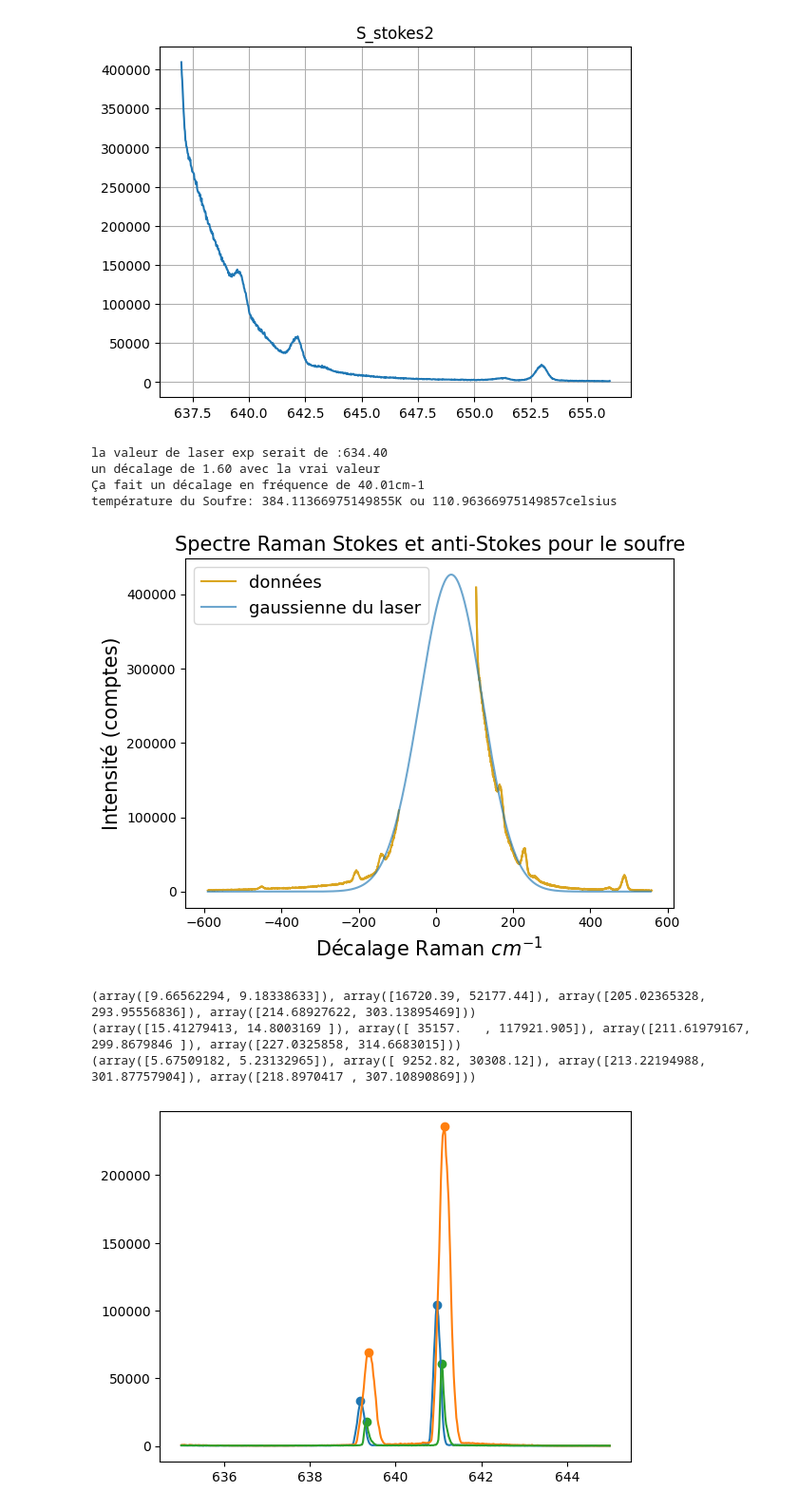
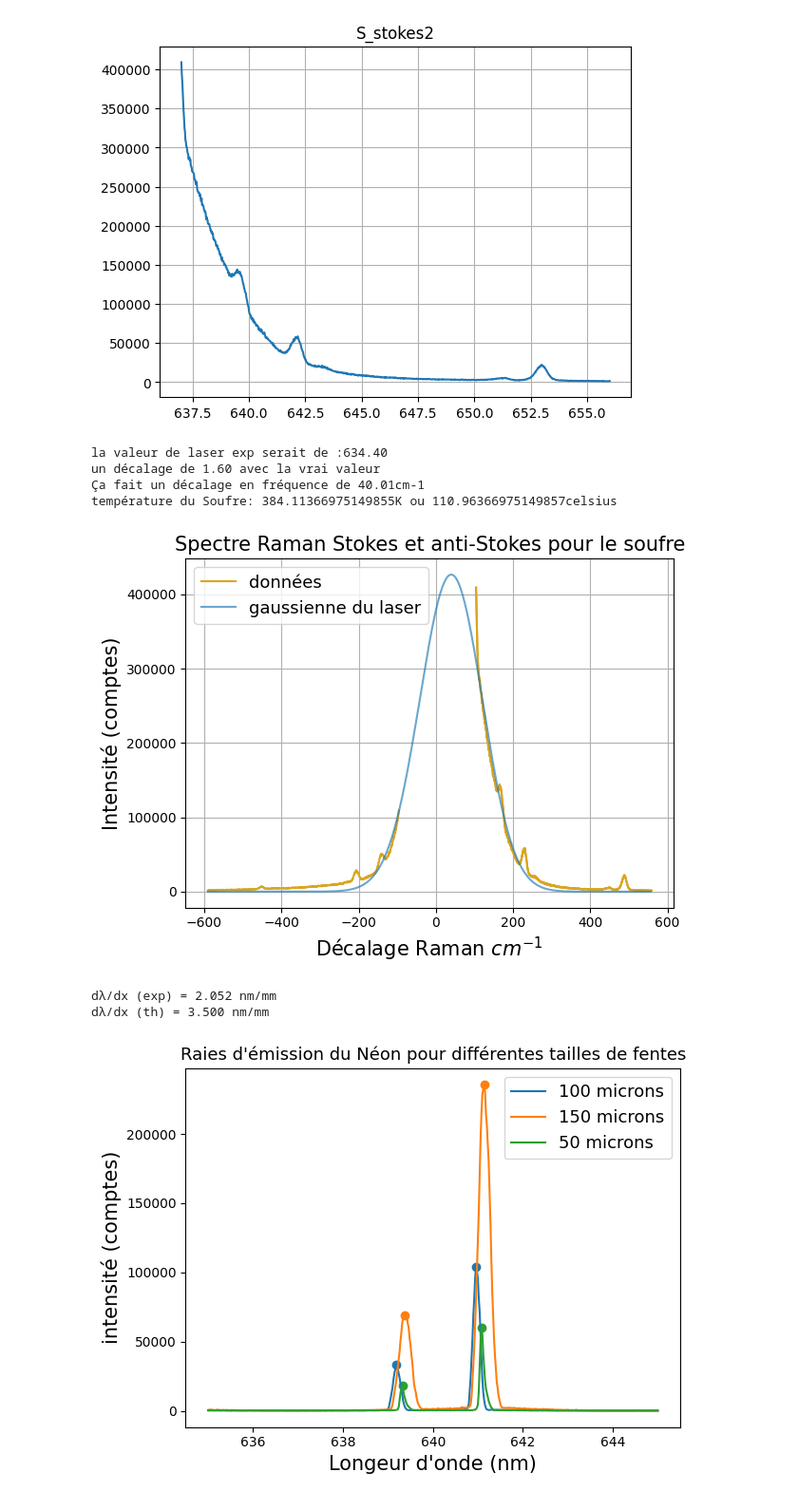
Before and after one commit to Simarties/Labo3, a Jupyter notebook: LabREIMAN/Ramain.ipynb, the cells around one changed output. Shown at 95% size. Saved outputs shown, nothing was run; the diff lists cells and outputs as text; code cells hidden in the pictures.

```diff
--- a/LabREIMAN/Ramain.ipynb
+++ b/LabREIMAN/Ramain.ipynb
@@ -55,9 +58,9 @@ for i in donnees:
         mus = np.append(mus,spectre[:,0][peaks])
         intense = np.append(intense,spectre[:,1][peaks])
         plt.plot((1/632.8-1/spectre[:,0])*1e07, spectre[:,1],color='goldenrod')
-        #plt.scatter((1/632.8-1/spectre[:,0][peaks])*1e7,spectre[:,1][peaks],color='blue')
     plt.ylabel('Intensité (comptes)',fontsize=15)
     plt.xlabel(r'Décalage Raman $cm^{-1}$',fontsize=15)
+    plt.grid()
 
 
 Laser,cov = curve_fit(gauss,Sx,Sy,p0=[1000000,632.8,10])
@@ -89,24 +92,80 @@ la valeur de laser exp serait de :634.40
 un décalage de 1.60 avec la vrai valeur
 Ça fait un décalage en fréquence de 40.01cm-1
 température du Soufre: 384.11366975149855K ou 110.96366975149857celsius
-[figure, old version]
+[figure, new version]
 # %%
 #pour l'étalonnage
+fwhm=[]
 for i in donnees:
     spectre = np.loadtxt(f'donnees//RAM_AR_NS//{i}')
     if 'neon' in i:
         peaks = find_peaks(spectre[:,1],height=10000,distance=5)
         FWHMs = peak_widths(spectre[:,1],peaks[0])
+        i = i.replace('nm',' microns').replace('neon','')
+        plt.plot(spectre[:,0], spectre[:,1],label=f'{i}')
+        plt.scatter(spectre[list(peaks[0]),0],peaks[1]['peak_heights'])
+        plt.xlabel('Longeur d\'onde (nm)',fontsize=15)
+        plt.ylabel('intensité (comptes)',fontsize=15)
+        plt.legend(fontsize=13)
+        plt.title('Raies d\'émission du Néon pour différentes tailles de fentes',fontsize=13)
+        plt.tight_layout()
+        plt.savefig('neon')
 
-        plt.plot(spectre[:,0], spectre[:,1])
-        plt.scatter(spectre[list(peaks[0]),0],peaks[1]['peak_heights'])
+fichiers = [
+    "donnees//RAM_AR_NS//neon50nm",
+    "donnees//RAM_AR_NS//neon100nm",
+    "donnees//RAM_AR_NS//neon150nm",
+]
+lambda_ref = [638.30, 640.22]  # nm
 
-        print(FWHMs)
+def fwhm_nm_via_peak_widths(xw, yw, idx_local):
+    w, _, left_ips, right_ips = peak_widths(yw, [idx_local], rel_height=0.5)
+    # conversion indices fractionnaires -> nm
+    idx = np.arange(len(xw))
+    lnm = np.interp(left_ips[0], idx, xw)
+    rnm = np.interp(right_ips[0], idx, xw)
+    return rnm - lnm
+
+for fichier in fichiers:
+    data = np.loadtxt(fichier)
+    x = data[:,0].astype(float)   # nm
+    y = data[:,1].astype(float)
+    order = np.argsort(x); x = x[order]; y = y[order]
+
+    fwhms = []
+    for lam0 in lambda_ref:
+        win = 5.0  # demi-fenêtre en nm
+        m = (x >= lam0 - win) & (x <= lam0 + win)
+        xw, yw = x[m], y[m]
+        # pic le + proéminent dans la fenêtre
+        prom = max(0.03*(yw.max()-yw.min()), 1e-12)
+        pk, props = find_peaks(yw, prominence=prom)
+        if len(pk) == 0:
+            pk = [int(np.argmax(yw))]
+        # celui le + proche de lam0
+        j = int(pk[np.argmin(np.abs(xw[pk]-lam0))])
+        fwhms.append(fwhm_nm_via_peak_widths(xw, yw, j))
+
+#valeur de fwhm trouvé sur les moyennes pour toutes les fentes
+fwhm = np.array([.109,.188,.308])
+ouverture = np.array([0.05,0.1,.15]) #en mm
+x = ouverture**2
+y = fwhm**2
+slope, intercept, r, _, _ = linregress(x, y)
+dlambda_dx_exp = np.sqrt(slope)
+dlambda0 = np.sqrt(max(intercept, 0.0))   # plancher instrument
+
+print(f"dλ/dx (exp) = {dlambda_dx_exp:.3f} nm/mm")
+
+n = 1200
+F = 220
+cosb = 0.924
+dlambda_dx_th = 1e6 * cosb / (n * F)
+print(f"dλ/dx (th) = {dlambda_dx_th:.3f} nm/mm")
 # %% [output]
-(array([9.66562294, 9.18338633]), array([16720.39, 52177.44]), array([205.02365328, 293.95556836]), array([214.68927622, 303.13895469]))
-(array([15.41279413, 14.8003169 ]), array([ 35157.   , 117921.905]), array([211.61979167, 299.8679846 ]), array([227.0325858, 314.6683015]))
-(array([5.67509182, 5.23132965]), array([ 9252.82, 30308.12]), array([213.22194988, 301.87757904]), array([218.8970417 , 307.10890869]))
+dλ/dx (exp) = 2.052 nm/mm
+dλ/dx (th) = 3.500 nm/mm
-[figure, old version]
+[figure, new version]
 # %%
 #échantillon3
 def courbe_exp(x,c,Aexp,b,f):
```
Also changed, not shown: parts of 3 cells of this notebook, 23 other files.
